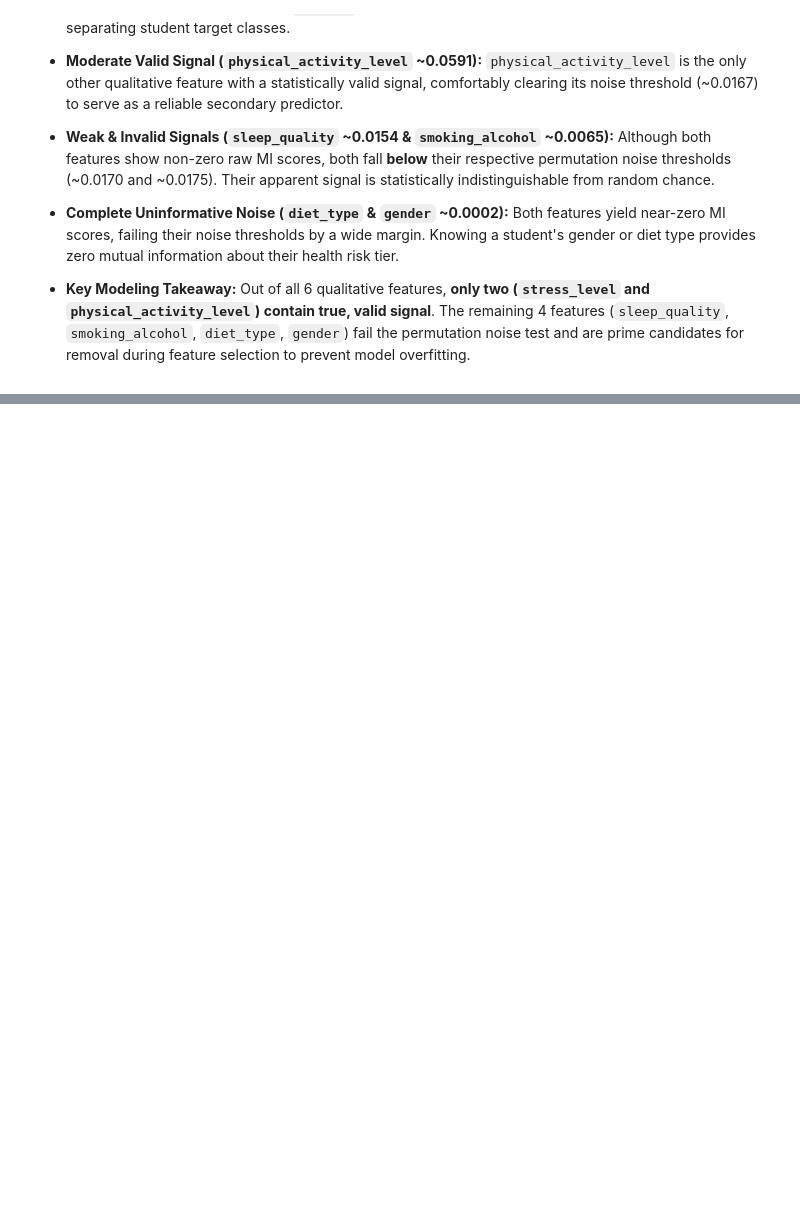
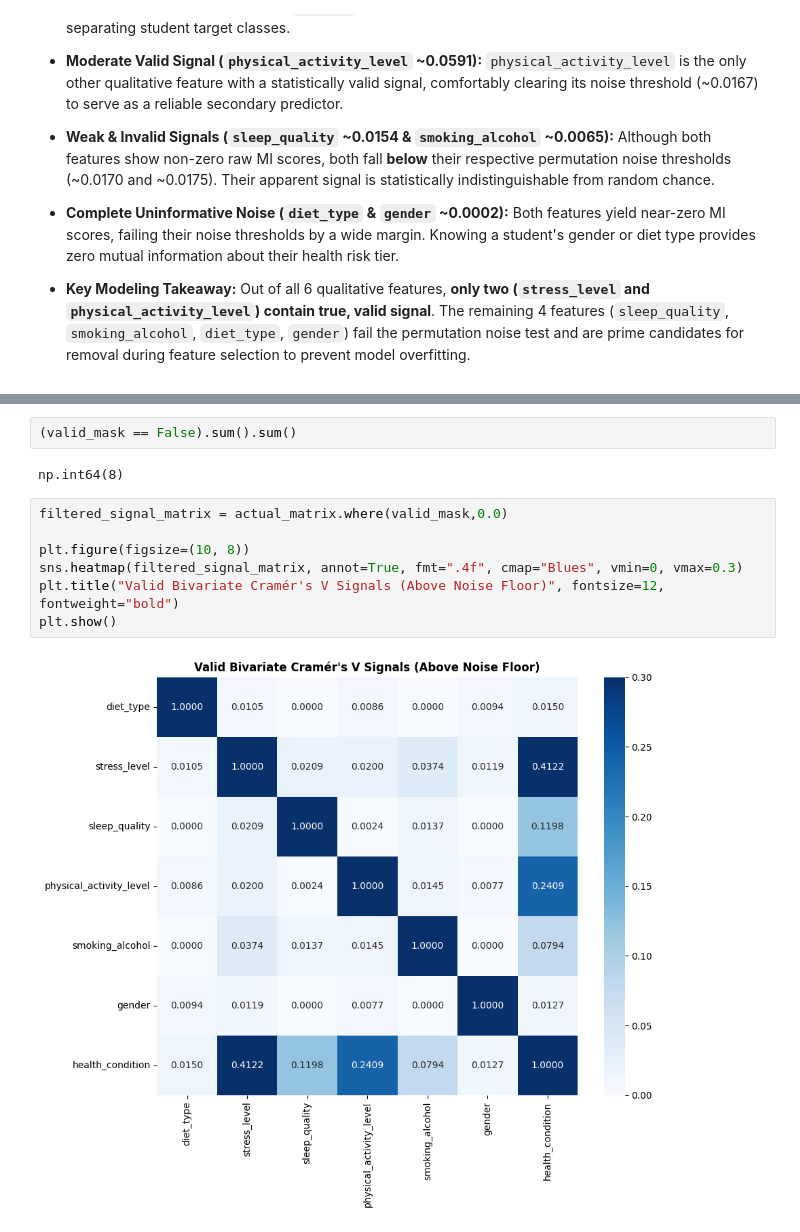
Before and after one commit to samrat-rm/Brain-Cache, a Jupyter notebook: Kaggle_notebooks/ML_Projects/Student_Health_Risk/Student_Health_Risk_EDA.ipynb, the cells around one changed output, grey strips where cells are left out. Saved outputs shown, nothing was run; the diff lists cells and outputs as text; blank space fills up the shorter version.

```diff
--- a/Kaggle_notebooks/ML_Projects/Student_Health_Risk/Student_Health_Risk_EDA.ipynb
+++ b/Kaggle_notebooks/ML_Projects/Student_Health_Risk/Student_Health_Risk_EDA.ipynb
@@ -1042,0 +1234,13 @@ Valid Categorical Features (MI > Noise Threshold):
+# %%
+(valid_mask == False).sum().sum()
+# %% [output]
+np.int64(8)
+# %%
+filtered_signal_matrix = actual_matrix.where(valid_mask,0.0)
+
+plt.figure(figsize=(10, 8))
+sns.heatmap(filtered_signal_matrix, annot=True, fmt=".4f", cmap="Blues", vmin=0, vmax=0.3)
+plt.title("Valid Bivariate Cramér's V Signals (Above Noise Floor)", fontsize=12, fontweight="bold")
+plt.show()
+# %% [output]
+[figure, added]
```
Also changed, not shown: parts of 28 cells of this notebook.
